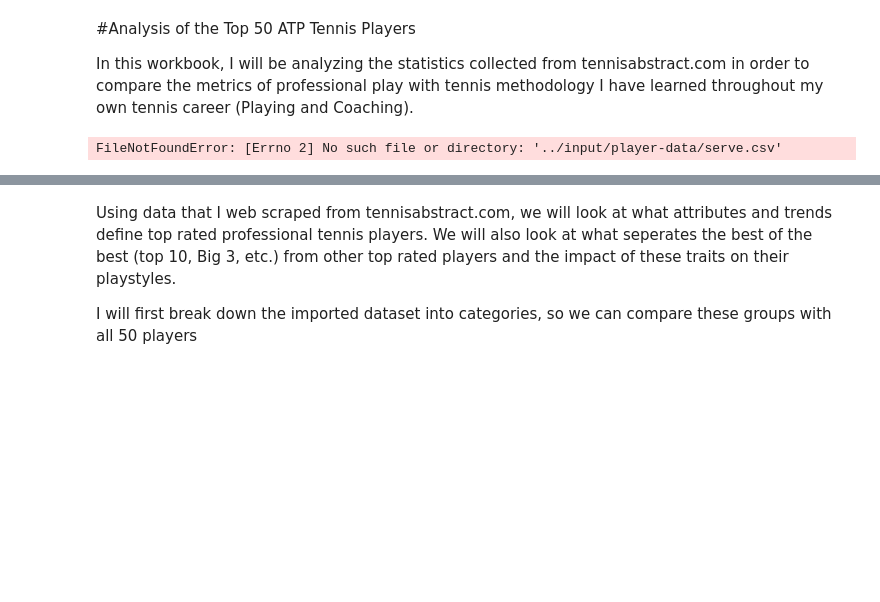
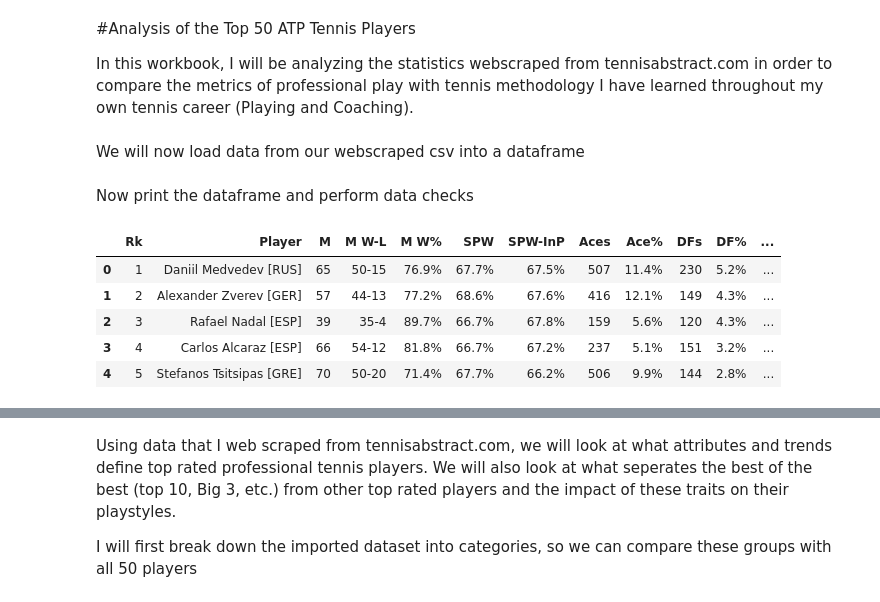
Before and after one commit to Kennan-Guan/tennis_analysis, a Jupyter notebook: tennis-player-stats.ipynb, the cells around one changed output, grey strips where cells are left out. Saved outputs shown, nothing was run; the diff lists cells and outputs as text; code cells hidden in the pictures; blank space fills up the shorter version.

```diff
--- a/tennis-player-stats.ipynb
+++ b/tennis-player-stats.ipynb
@@ -1,7 +1,7 @@
 # %% [markdown]
 #Analysis of the Top 50 ATP Tennis Players
 
-In this workbook, I will be analyzing the statistics collected from tennisabstract.com in order to compare the metrics of professional play with tennis methodology I have learned throughout my own tennis career (Playing and Coaching).
+In this workbook, I will be analyzing the statistics webscraped from tennisabstract.com in order to compare the metrics of professional play with tennis methodology I have learned throughout my own tennis career (Playing and Coaching).
 # %%
 import pandas as pd
 pd.plotting.register_matplotlib_converters()
@@ -11,12 +13,17 @@ import seaborn as sns
+# %% [markdown]
+We will now load data from our webscraped csv into a dataframe
 # %%
-serve_datapath = "../input/player-data/serve.csv"
-return_datapath = "../input/player-data/return.csv"
-break_datapath = "../input/player-data/breaks.csv"
-more_datapath = "../input/player-data/more.csv"
+serve_datapath = requests.get("https://raw.githubusercontent.com/Kennan-Guan/tennis_analysis/main/serve.csv").content
 
-serve_data = pd.read_csv(serve_datapath)
-return_data = pd.read_csv(return_datapath)
-break_data = pd.read_csv(break_datapath)
-more_data = pd.read_csv(more_datapath)
+serve_data = pd.read_csv(io.StringIO(serve_datapath.decode('utf-8')))
-# %% [output]
-FileNotFoundError: [Errno 2] No such file or directory: '../input/player-data/serve.csv'
+# %% [markdown]
+Now print the dataframe and perform data checks
+# %%
+serve_data.head(5)
+# %% [output]
+|  | Rk | Player | M | M W-L | M W% | SPW | SPW-InP | Aces | Ace% | DFs | DF% | ... |
+| 0 | 1 | Daniil Medvedev [RUS] | 65 | 50-15 | 76.9% | 67.7% | 67.5% | 507 | 11.4% | 230 | 5.2% | ... |
+| 1 | 2 | Alexander Zverev [GER] | 57 | 44-13 | 77.2% | 68.6% | 67.6% | 416 | 12.1% | 149 | 4.3% | ... |
+| 2 | 3 | Rafael Nadal [ESP] | 39 | 35-4 | 89.7% | 66.7% | 67.8% | 159 | 5.6% | 120 | 4.3% | ... |
+| 3 | 4 | Carlos Alcaraz [ESP] | 66 | 54-12 | 81.8% | 66.7% | 67.2% | 237 | 5.1% | 151 | 3.2% | ... |
+| 4 | 5 | Stefanos Tsitsipas [GRE] | 70 | 50-20 | 71.4% | 67.7% | 66.2% | 506 | 9.9% | 144 | 2.8% | ... |
```
Also changed, not shown: parts of 5 cells of this notebook.
